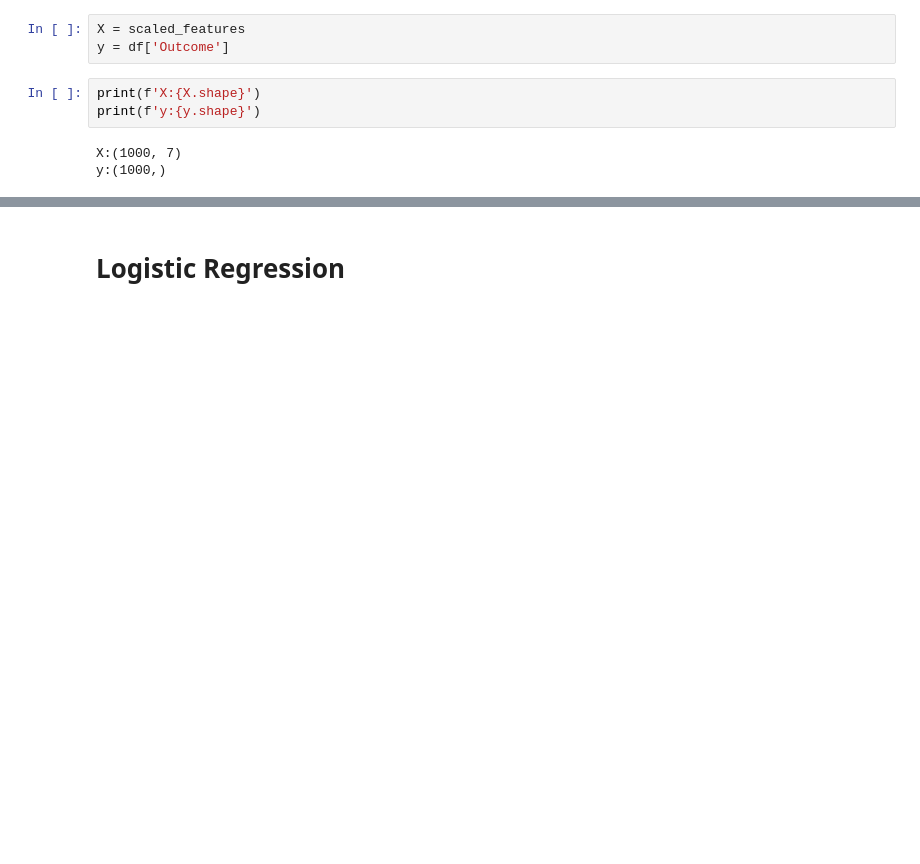
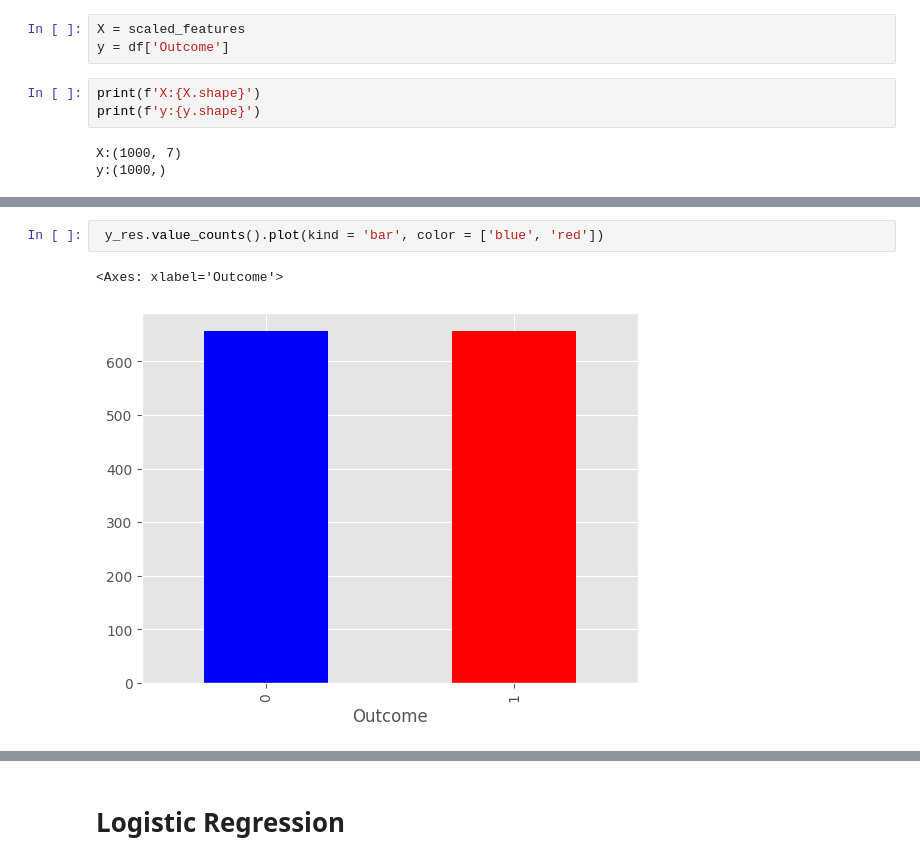
Before and after one commit to SaymaSJ/Porject-IoMT-, a Jupyter notebook: IoMT.ipynb, the cells around one changed output, grey strips where cells are left out. Saved outputs shown, nothing was run; the diff lists cells and outputs as text; blank space fills up the shorter version.

```diff
--- a/IoMT.ipynb
+++ b/IoMT.ipynb
@@ -227,0 +233,5 @@ print(sorted(Counter(y_res).items()),y_res.shape)
+# %%
+ y_res.value_counts().plot(kind = 'bar', color = ['blue', 'red'])
+# %% [output]
+<Axes: xlabel='Outcome'>
+[figure, added]
```
Also changed, not shown: parts of 16 cells of this notebook.
